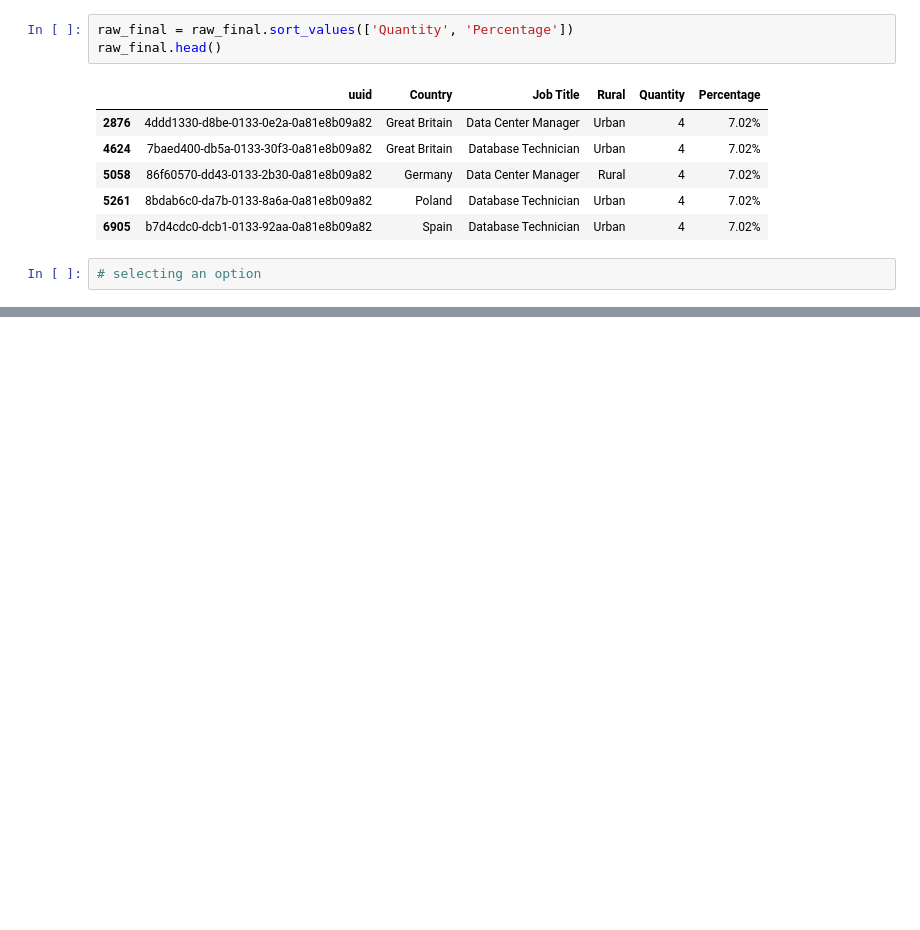
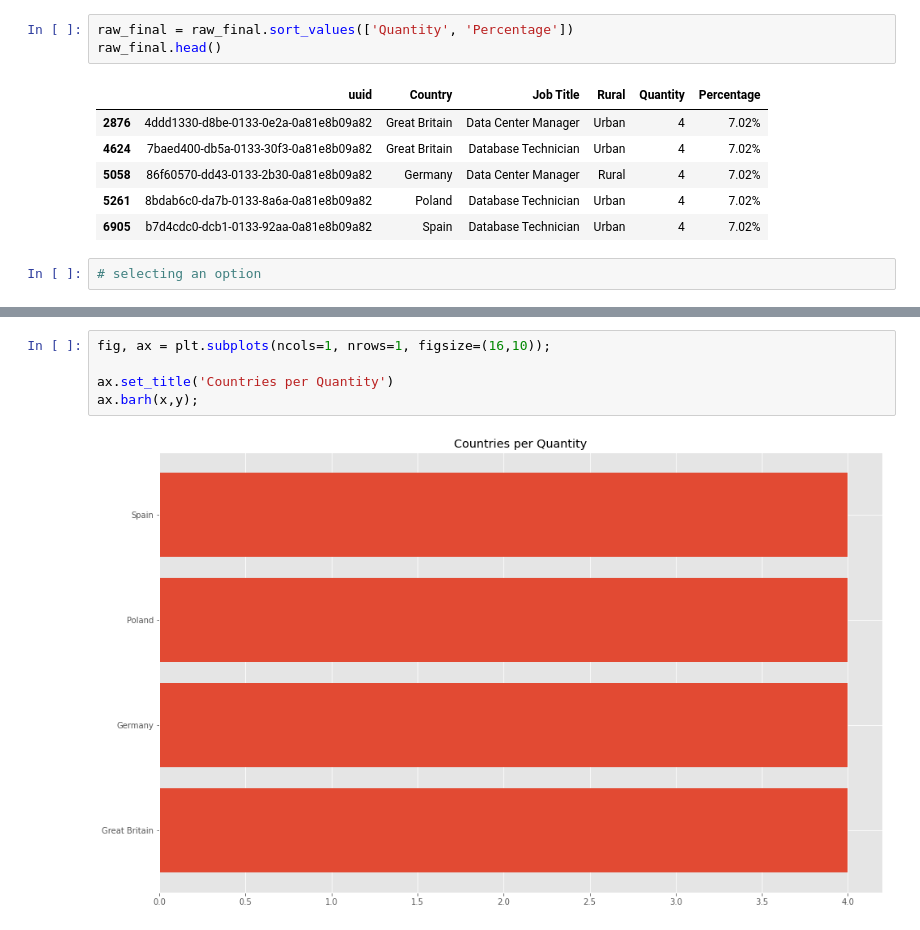
Before and after one commit to marinafdezban/ih_datamadpt1120_project_m1, a Jupyter notebook: notebooks/final.ipynb, the cells around one changed output, grey strips where cells are left out. Cells and saved outputs as stored; diff of their text form; blank space fills up the shorter version.

```diff
--- a/notebooks/final.ipynb
+++ b/notebooks/final.ipynb
@@ -233,0 +276,7 @@ raw_final.head()
+# %%
+fig, ax = plt.subplots(ncols=1, nrows=1, figsize=(16,10));
+
+ax.set_title('Countries per Quantity')
+ax.barh(x,y);
+# %% [output]
+[figure, added]
```
Also changed, not shown: parts of 9 cells of this notebook.
